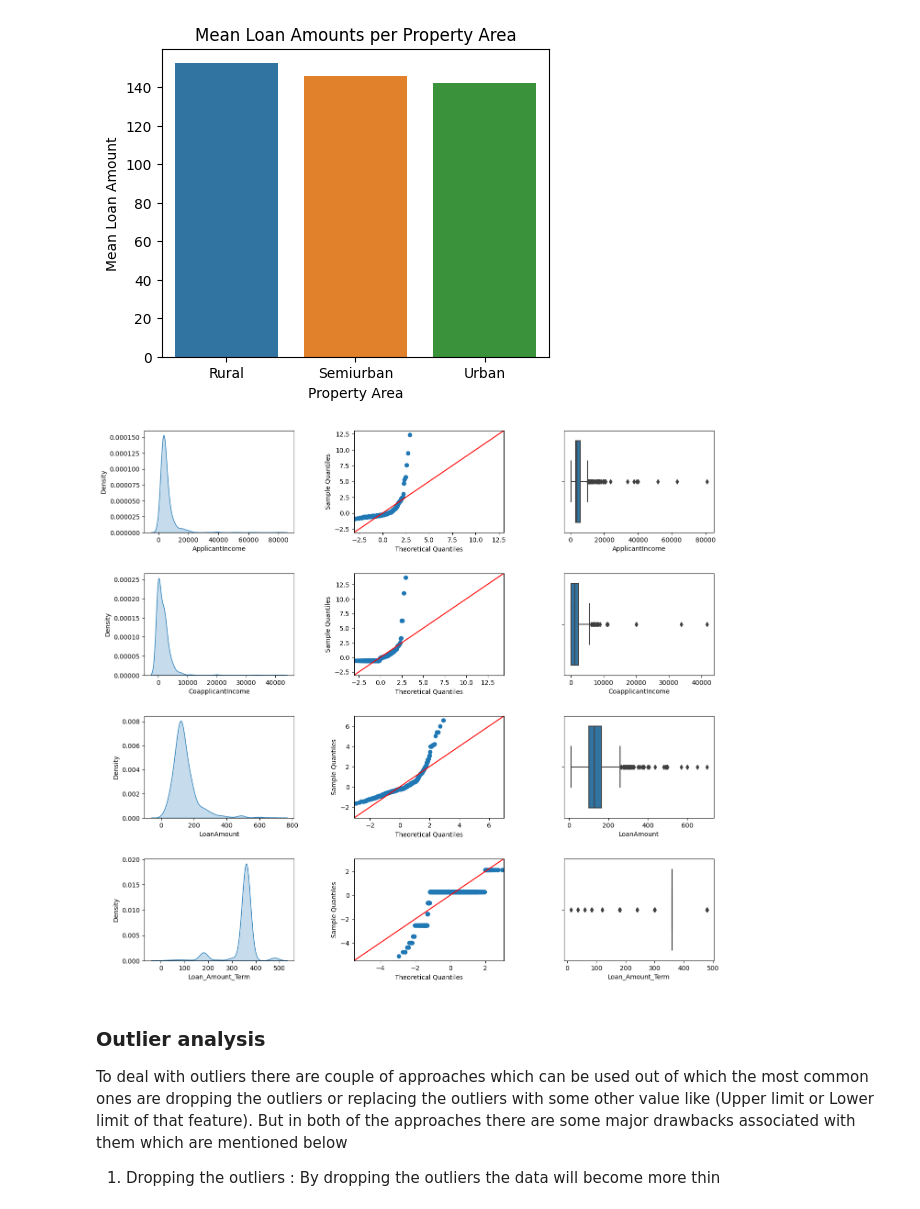
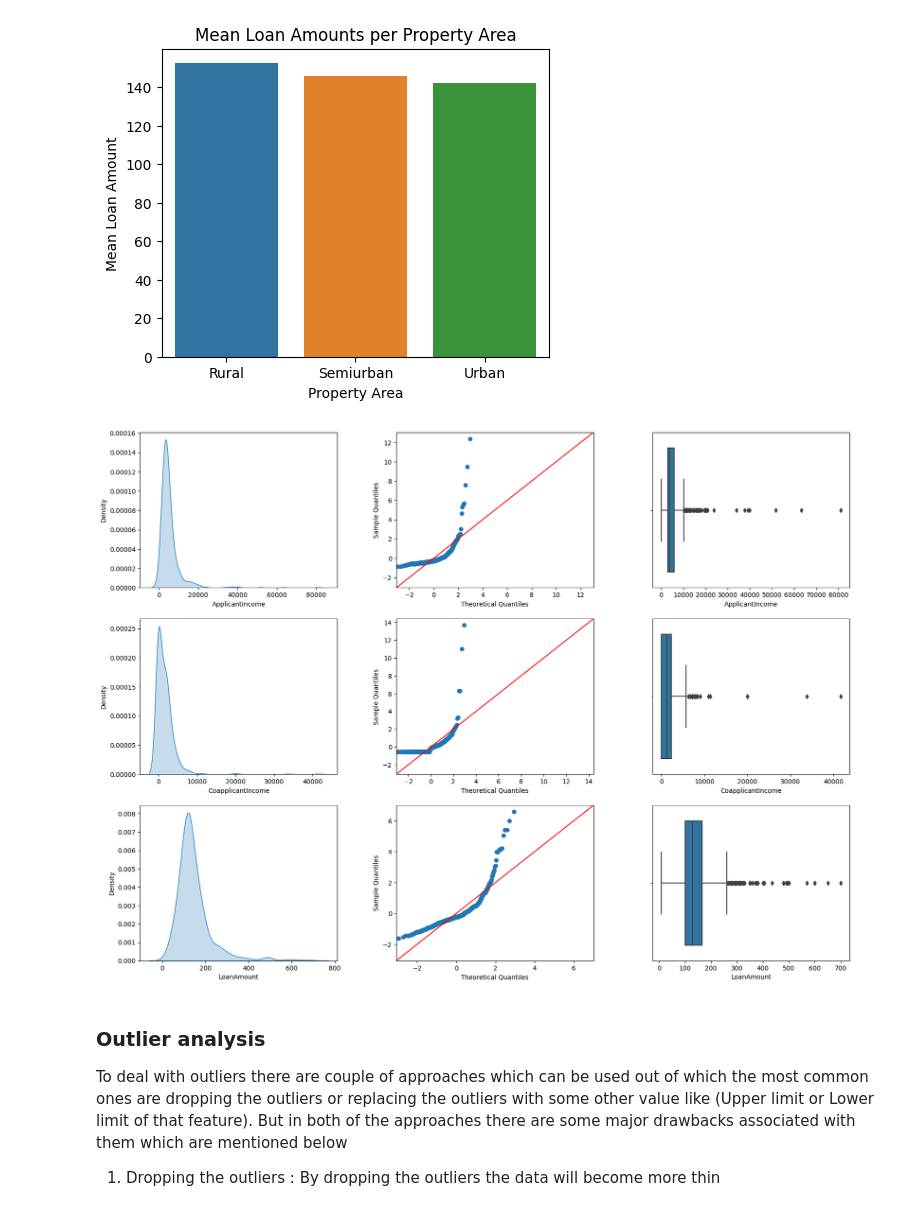
Before and after one commit to yuvraaj2002/AI_Projects, a Jupyter notebook: Find_Home.AI/Notebook_And_Dataset/Model Building/Loan_Prediction.ipynb, the cells around one changed output. Cells and saved outputs as stored; diff of their text form; code cells hidden in the pictures.

```diff
--- a/Find_Home.AI/Notebook_And_Dataset/Model Building/Loan_Prediction.ipynb
+++ b/Find_Home.AI/Notebook_And_Dataset/Model Building/Loan_Prediction.ipynb
@@ -182,31 +187,28 @@ plt.show()
 # %% [output]
 [figure]
 # %%
-fig, ax = plt.subplots(4, 3, figsize=(16, 15))
+fig, ax = plt.subplots(3, 3, figsize=(20, 15))
 
 # Plot KDE plots in the first column
 sns.kdeplot(data=temp_df, x='ApplicantIncome', ax=ax[0, 0], shade=True)
 sns.kdeplot(data=temp_df, x='CoapplicantIncome', ax=ax[1, 0], shade=True)
 sns.kdeplot(data=temp_df, x='LoanAmount', ax=ax[2, 0], shade=True)
-sns.kdeplot(data=temp_df, x='Loan_Amount_Term', ax=ax[3, 0], shade=True)
 
 # Plot Q-Q plots in the second column
 sm.qqplot(temp_df['ApplicantIncome'], line='45', ax=ax[0, 1], fit=True)
 sm.qqplot(temp_df['CoapplicantIncome'], line='45', ax=ax[1, 1], fit=True)
 sm.qqplot(temp_df['LoanAmount'], line='45', ax=ax[2, 1], fit=True)
-sm.qqplot(temp_df['Loan_Amount_Term'], line='45', ax=ax[3, 1], fit=True)
 
 # Plot box plots in the fourth column (corrected indices)
 sns.boxplot(x='ApplicantIncome', data=temp_df, ax=ax[0, 2])
 sns.boxplot(x='CoapplicantIncome', data=temp_df, ax=ax[1, 2])
 sns.boxplot(x='LoanAmount', data=temp_df, ax=ax[2, 2])
-sns.boxplot(x='Loan_Amount_Term', data=temp_df, ax=ax[3, 2])
 
 # Adjust layout and spacing
-plt.subplots_adjust(wspace=0.4, hspace=0.4)
+plt.subplots_adjust(wspace=0.3, hspace=0.2)
 plt.show()
 # %% [output]
-[figure, old version]
+[figure, new version]
 # %% [markdown]
 ### Outlier analysis
 To deal with outliers there are couple of approaches which can be used out of which the most common ones are dropping the outliers or replacing the outliers with some other value like (Upper limit or Lower limit of that feature). But in both of the approaches there are some major drawbacks associated with them which are mentioned below
```
Also changed, not shown: parts of 23 cells of this notebook.
